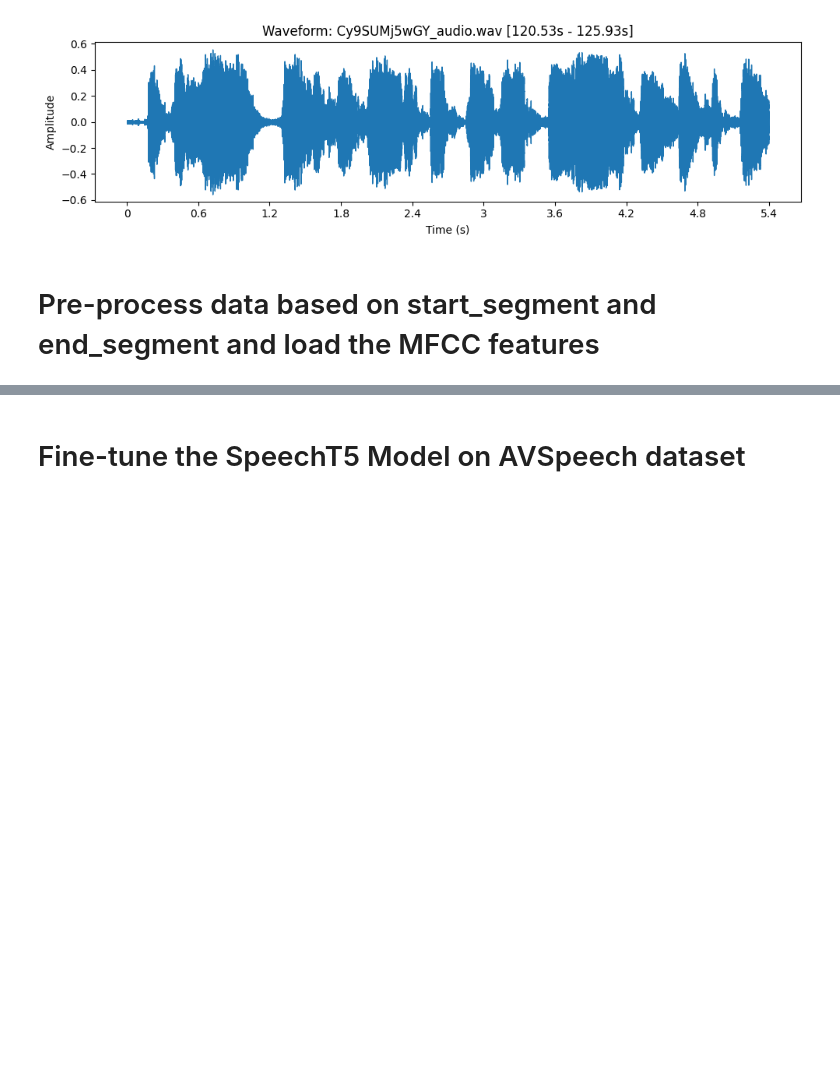
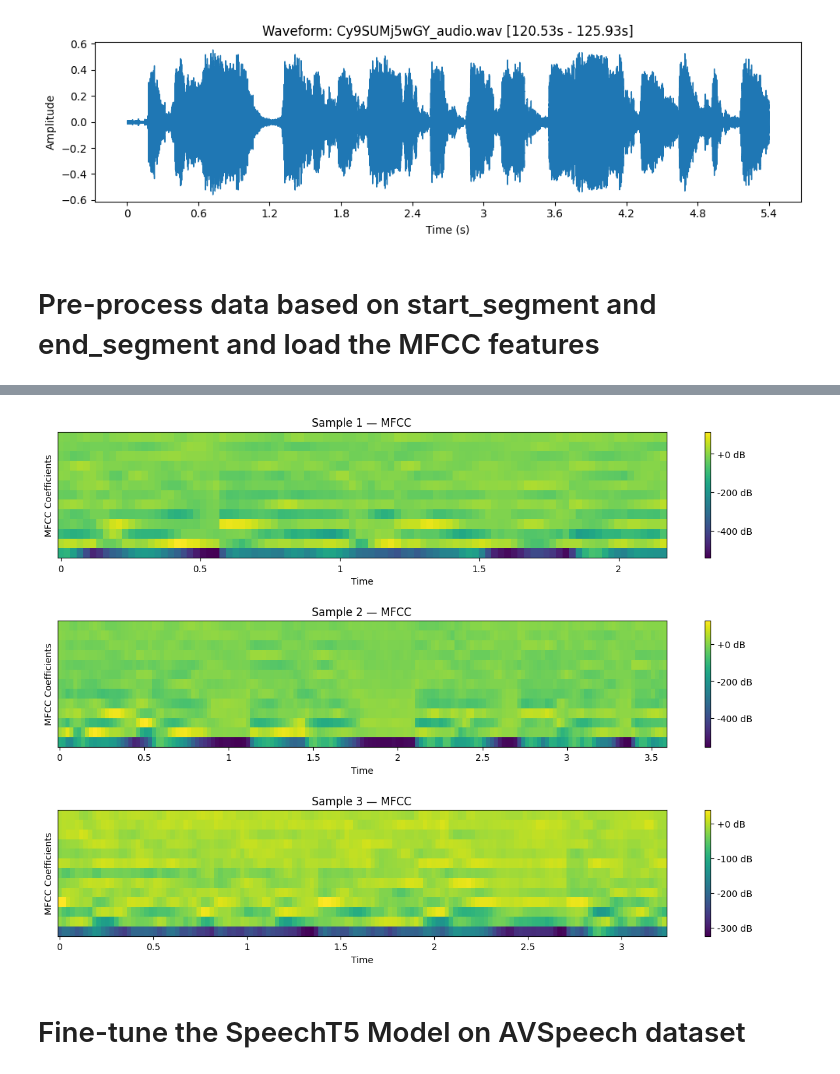
Before and after one commit to akansha-gautam-m23csa506/speech-understanding-project, a Jupyter notebook: code/speech.ipynb, the cells around one changed output, grey strips where cells are left out. Saved outputs shown, nothing was run; the diff lists cells and outputs as text; code cells hidden in the pictures; blank space fills up the shorter version.

```diff
--- a/speech.ipynb
+++ b/code/speech.ipynb
@@ -253,6 +253,34 @@ Features Dataframe Shape: (193, 12)
 Sample pre-processed data:
 Cleaned text: and so at the center here they figured and so at the center here they figured out um that if you want to get close to back in the historic whaling days they back in the historic whaling  ...
 [interactive output not drawn]
+# %%
+plt.figure(figsize=(15, 10))
+index = 0
+index_counter = 0
+
+for _, row in processed_df.iterrows():
+
+    if index_counter == 3:
+        break
+
+    mfcc = row['mfcc']
+
+    num_frames = mfcc.shape[1]
+    t = librosa.frames_to_time(range(num_frames), hop_length=HOP_LENGTH)
+
+    plt.subplot(3, 1, index + 1)
+    librosa.display.specshow(mfcc, x_coords=t, cmap='viridis', x_axis="time")
+    plt.colorbar(format='%+2.0f dB')
+    plt.ylabel("MFCC Coefficients")
+    plt.title(f"Sample {index_counter+1} — MFCC")
+
+    index += 1
+    index_counter += 1
+
+plt.subplots_adjust(hspace=0.5)
+plt.show()
+# %% [output]
+[figure, added]
 # %% [markdown]
 # Fine-tune the SpeechT5 Model on AVSpeech dataset
 # %%
```
Also changed, not shown: 1 other file.
